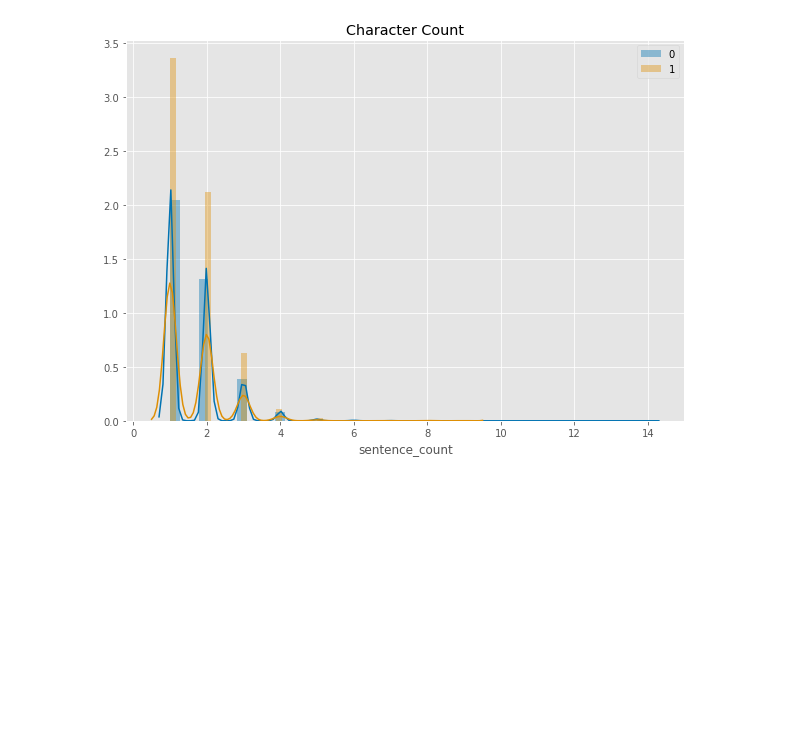
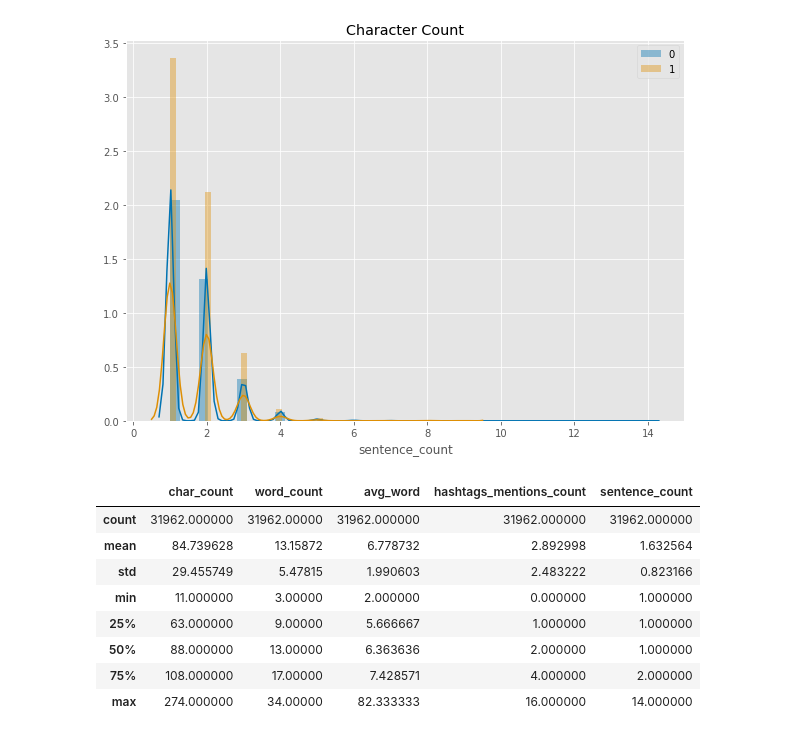
Before and after one commit to agusrichard/data-science-learning-projects, a Jupyter notebook: Twitter Sentiment Analysis/twitter_sentiment_analysis_eda.ipynb, the cells around one changed output. Saved outputs shown, nothing was run; the diff lists cells and outputs as text; code cells hidden in the pictures; blank space fills up the shorter version.

```diff
--- a/Twitter Sentiment Analysis/twitter_sentiment_analysis_eda.ipynb
+++ b/Twitter Sentiment Analysis/twitter_sentiment_analysis_eda.ipynb
@@ -180,3 +180,16 @@ train[['tweet', 'sentence_count']].head()
 hist_count('sentence_count', 'Sentence Count')
 # %% [output]
 [figure]
+# %%
+num_cols = ['char_count', 'word_count', 'avg_word', 'hashtags_mentions_count', 'sentence_count']
+train[num_cols].describe()
+# %% [output]
+|  | char_count | word_count | avg_word | hashtags_mentions_count | sentence_count |
+| count | 31962.000000 | 31962.00000 | 31962.000000 | 31962.000000 | 31962.000000 |
+| mean | 84.739628 | 13.15872 | 6.778732 | 2.892998 | 1.632564 |
+| std | 29.455749 | 5.47815 | 1.990603 | 2.483222 | 0.823166 |
+| min | 11.000000 | 3.00000 | 2.000000 | 0.000000 | 1.000000 |
+| 25% | 63.000000 | 9.00000 | 5.666667 | 1.000000 | 1.000000 |
+| 50% | 88.000000 | 13.00000 | 6.363636 | 2.000000 | 1.000000 |
+| 75% | 108.000000 | 17.00000 | 7.428571 | 4.000000 | 2.000000 |
+| max | 274.000000 | 34.00000 | 82.333333 | 16.000000 | 14.000000 |
```
Also changed, not shown: parts of 2 cells of this notebook.
